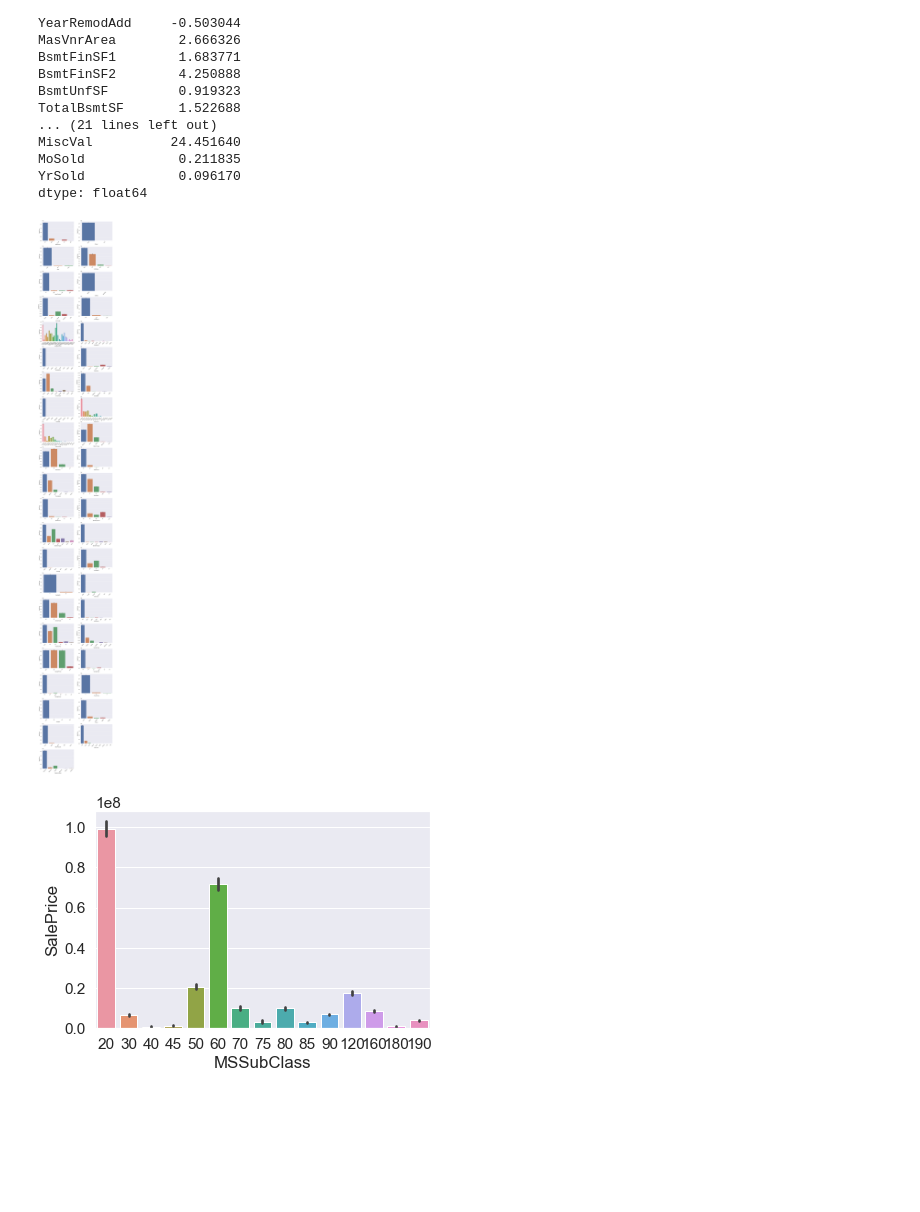
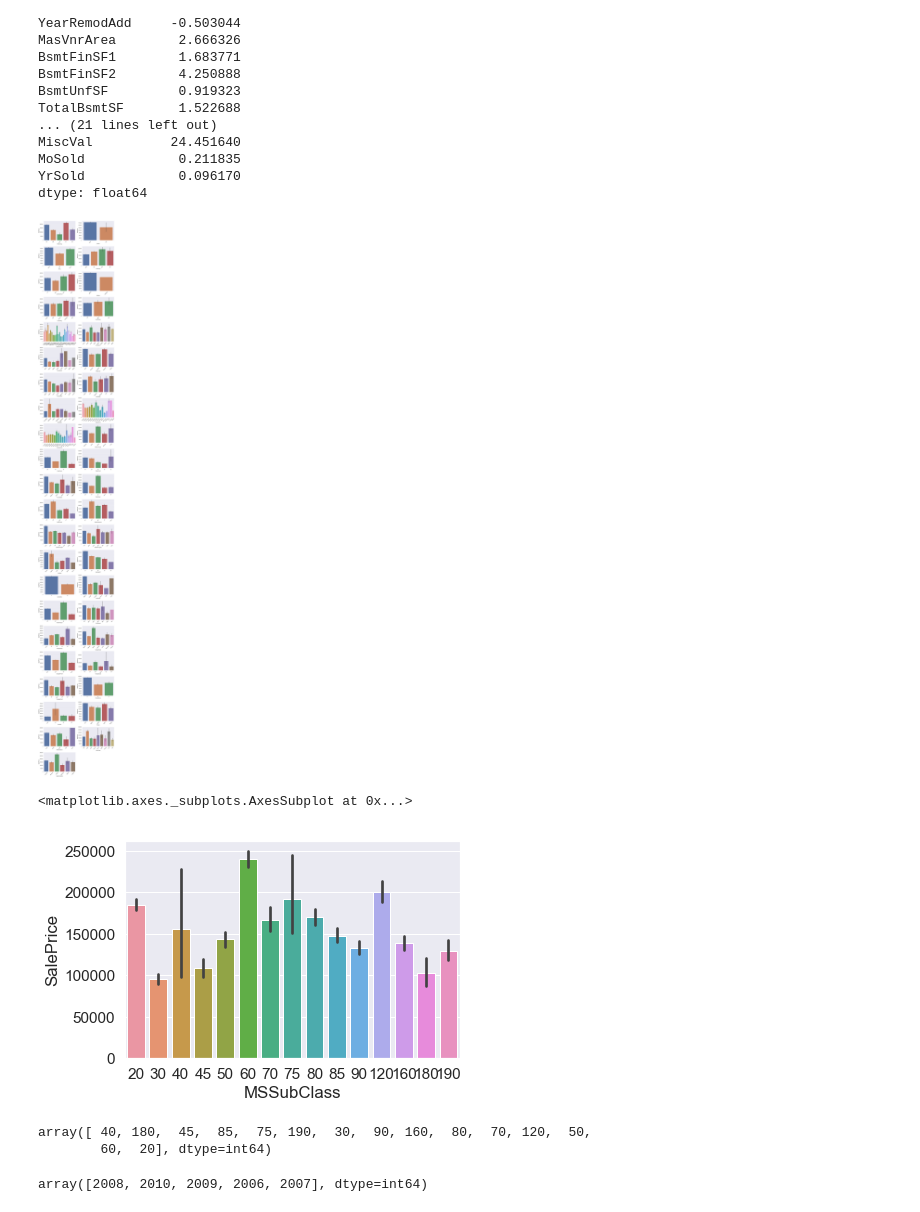
Before and after one commit to AGENT-O07/kaggle, a Jupyter notebook: HousePrices/EDA.ipynb, the cells around one changed output. Drawn from its saved outputs; the diff is of its cells as text; code cells hidden in the pictures; blank space fills up the shorter version.

```diff
--- a/HousePrices/EDA.ipynb
+++ b/HousePrices/EDA.ipynb
@@ -141,14 +141,24 @@ i=1
 for col in str_cols:
     train[col].fillna('none', inplace = True)
     plt.subplot(22, 2, i);
-    plot = sns.barplot(x=col, y='SalePrice', data=train, estimator=sum);
+    plot = sns.barplot(x=col, y='SalePrice', data=train);
     for tick in plot.get_xticklabels():
         tick.set_rotation(45)
     i += 1
 # %% [output]
-[figure, old version]
+[figure, new version]
 # %%
-sns.barplot(x='MSSubClass', y='SalePrice', data=train, estimator=sum);
+sns.barplot(x='MSSubClass', y='SalePrice', data=train)
 # %% [output]
+<matplotlib.axes._subplots.AxesSubplot at 0x...>
-[figure, old version]
+[figure, new version]
+# %%
+train.groupby(['MSSubClass'])['SalePrice'].sum().sort_values().index.values
+# %% [output]
+array([ 40, 180,  45,  85,  75, 190,  30,  90, 160,  80,  70, 120,  50,
+        60,  20], dtype=int64)
+# %%
+train.groupby(['YrSold'])['SalePrice'].mean().sort_values().index.values
+# %% [output]
+array([2008, 2010, 2009, 2006, 2007], dtype=int64)
 # %%
```
Also changed, not shown: parts of 1 cell of this notebook, 3 other files.
